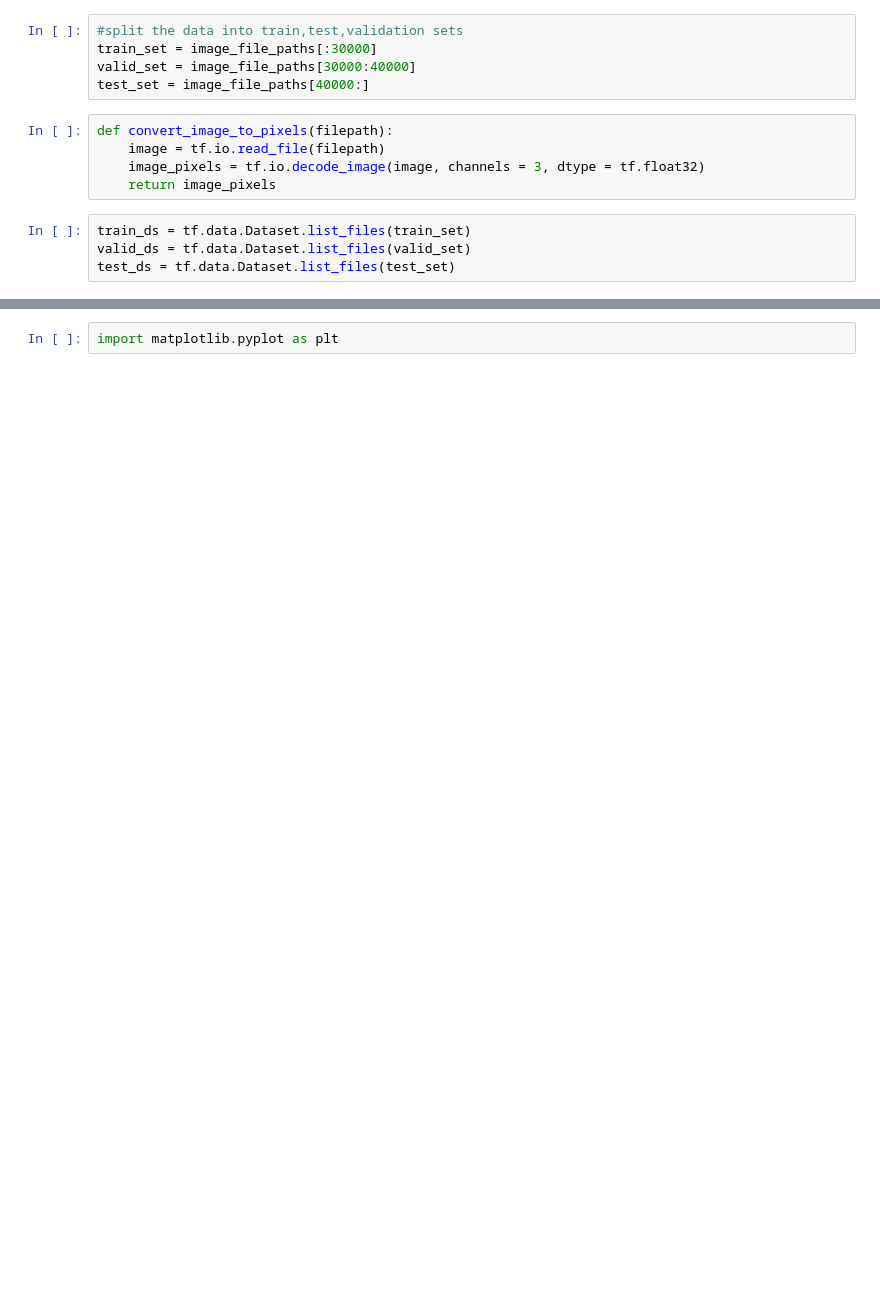
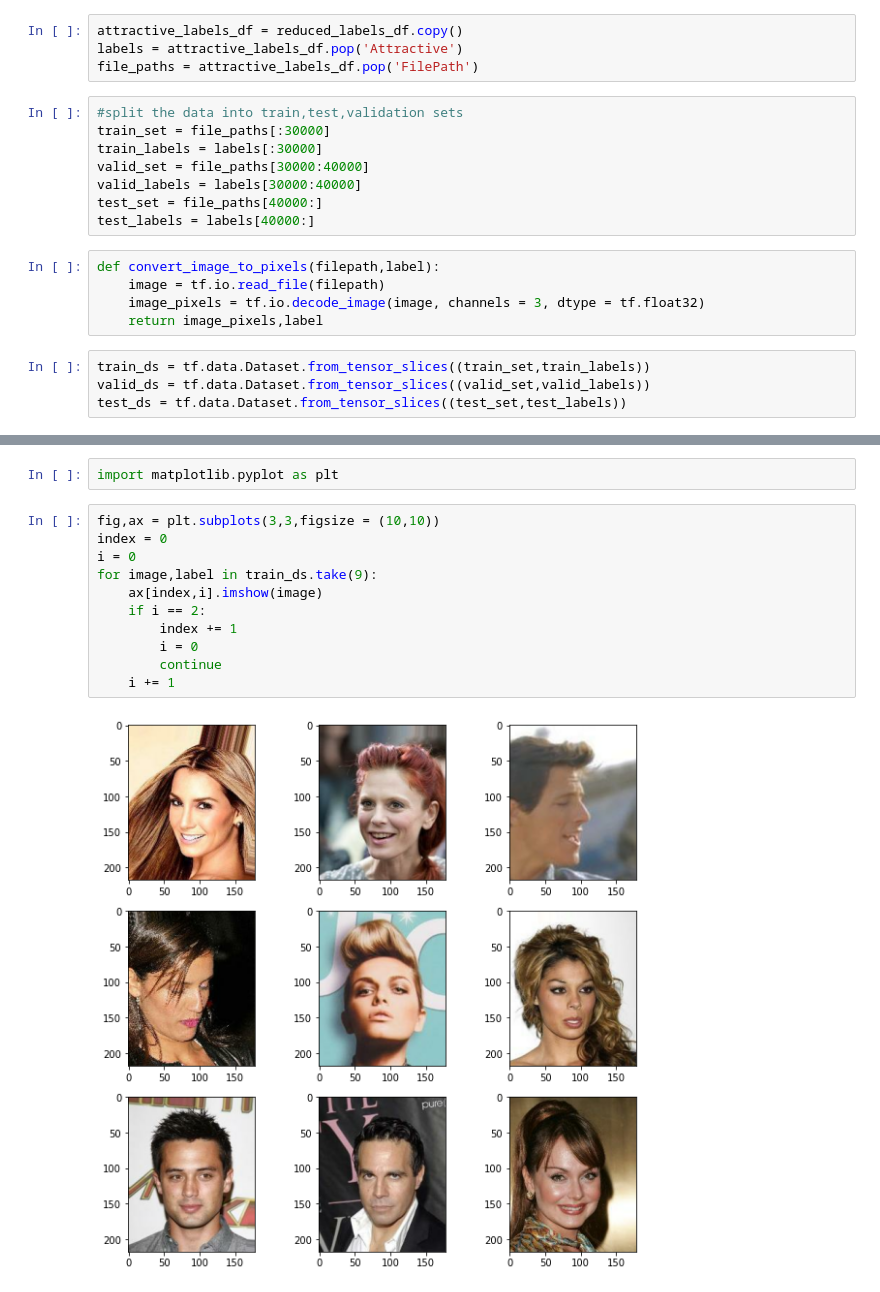
Before and after one commit to Pasindu19970808/Hands-on-Machine-Learning-Textbook-Exercises, a Jupyter notebook: DeepLearning_1/Celeb_A/Celeb_a.ipynb, the cells around one changed output, grey strips where cells are left out. Saved outputs shown, nothing was run; the diff lists cells and outputs as text; blank space fills up the shorter version.

```diff
--- a/DeepLearning_1/Celeb_A/Celeb_a.ipynb
+++ b/DeepLearning_1/Celeb_A/Celeb_a.ipynb
@@ -43,14 +107,21 @@ image_file_paths = [os.path.join(dataset_source_path,image_list[i]) for i in ran
+# %%
+attractive_labels_df = reduced_labels_df.copy()
+labels = attractive_labels_df.pop('Attractive')
+file_paths = attractive_labels_df.pop('FilePath')
 # %%
 #split the data into train,test,validation sets
-train_set = image_file_paths[:30000]
-valid_set = image_file_paths[30000:40000]
-test_set = image_file_paths[40000:]
+train_set = file_paths[:30000]
+train_labels = labels[:30000]
+valid_set = file_paths[30000:40000]
+valid_labels = labels[30000:40000]
+test_set = file_paths[40000:]
+test_labels = labels[40000:]
 # %%
-def convert_image_to_pixels(filepath):
+def convert_image_to_pixels(filepath,label):
     image = tf.io.read_file(filepath)
     image_pixels = tf.io.decode_image(image, channels = 3, dtype = tf.float32)
-    return image_pixels
+    return image_pixels,label
 # %%
-train_ds = tf.data.Dataset.list_files(train_set)
-valid_ds = tf.data.Dataset.list_files(valid_set)
-test_ds = tf.data.Dataset.list_files(test_set)
+train_ds = tf.data.Dataset.from_tensor_slices((train_set,train_labels))
+valid_ds = tf.data.Dataset.from_tensor_slices((valid_set,valid_labels))
+test_ds = tf.data.Dataset.from_tensor_slices((test_set,test_labels))
@@ -59,2 +137,15 @@ train_ds = train_ds.map(convert_image_to_pixels)
 # %%
 import matplotlib.pyplot as plt
+# %%
+fig,ax = plt.subplots(3,3,figsize = (10,10))
+index = 0
+i = 0
+for image,label in train_ds.take(9):
+    ax[index,i].imshow(image)
+    if i == 2:
+        index += 1
+        i = 0
+        continue
+    i += 1
+# %% [output]
+[figure, added]
```
Also changed, not shown: parts of 20 cells of this notebook.
